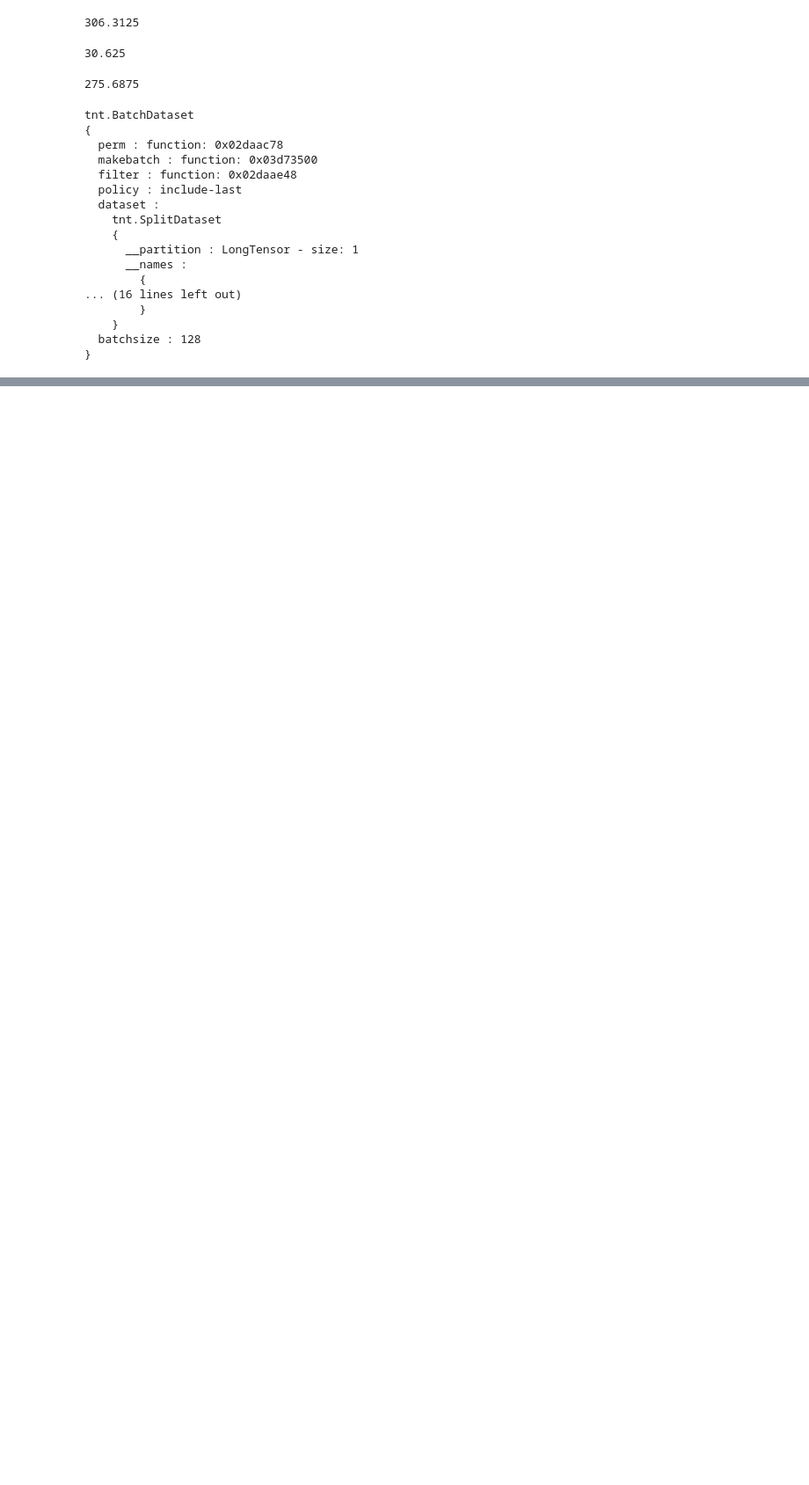
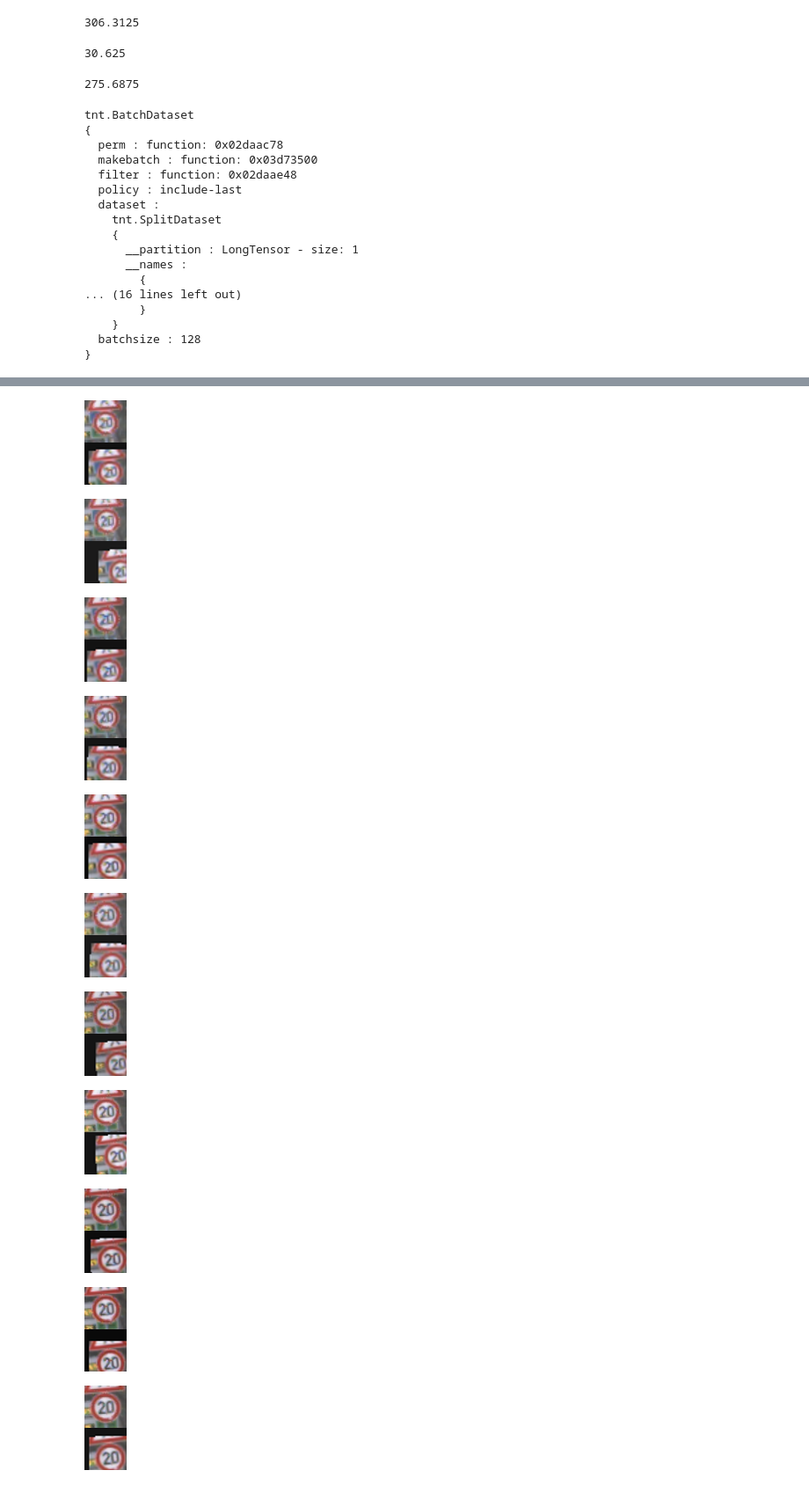
Before and after one commit to lucas-swiniarski/traffic-sign-detection, a Jupyter notebook: notebooks/Data pipeline.ipynb, the cells around one changed output, grey strips where cells are left out. Shown at 88% size. Cells and saved outputs as stored; diff of their text form; code cells hidden in the pictures; blank space fills up the shorter version.

```diff
--- a/notebooks/Data pipeline.ipynb
+++ b/notebooks/Data pipeline.ipynb
@@ -6,24 +6,24 @@ train = torch.load('../data/train.t7')
 test = torch.load('../data/test.t7')
 DATA_PATH = "../data"
 WIDTH, HEIGHT = 32, 32
-# %%
-function resize(img)
-    return image.scale(img, WIDTH,HEIGHT)
-end
-
-function transformInput(inp)
-    f = tnt.transform.compose{
-        [1] = resize
-    }
-    return f(inp)
-end
+# %%
+function transformInput(inp, theta_max, width, height)
+  f = tnt.transform.compose{
+      [1] = function(img) return image.rotate(img, torch.uniform(- theta_max, theta_max), 'bilinear') end,
+      [2] = function(img) return image.translate(img, torch.random(0, 10), torch.random(0, 10)) end,
+      [3] = function(img) return image.scale(img, width + torch.random(-10, 10), height + torch.random(-10, 10), 'bicubic') end,
+      [4] = function(img) return image.scale(img, width, height, 'bicubic') end
+  }
+  return f(inp)
+end
 # %%
 function getTrainSample(dataset, idx)
     r = dataset[idx]
     classId, track, file = r[9], r[1], r[2]
     file = string.format("%05d/%05d_%05d.ppm", classId, track, file)
     -- Add transformInput here
-    return image.load(DATA_PATH .. '/train_images/'..file)
+    img = image.load(DATA_PATH .. '/train_images/'..file)
+    return img, transformInput(img, 10 / 360 * math.pi, 48, 48)
 end
 
 function getTrainLabel(dataset, idx)
@@ -134,3 +134,21 @@ plot:xaxis('Number'):yaxis('height'):redraw()
 [interactive output not drawn]
 [interactive output not drawn]
 [interactive output not drawn]
+# %%
+for idx = 1,100 do
+    img_before, img_after = getTrainSample(train, idx)
+    img = torch.cat(image.scale(img_before, 48, 48), img_after, 2)
+    itorch.image(img)
+end
+# %% [output]
+[figure, added]
+[figure, added]
+[figure, added]
+[figure, added]
+[figure, added]
+[figure, added]
+[figure, added]
+[figure, added]
+[figure, added]
+[figure, added]
+[figure, added]
```
Also changed, not shown: parts of 1 cell of this notebook, 3 other files.
